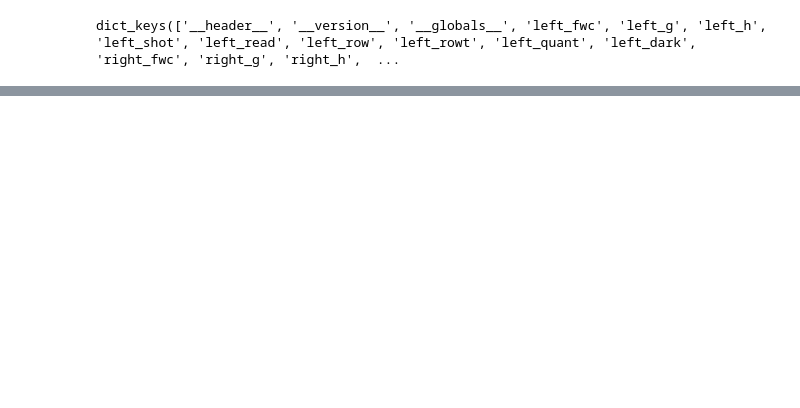
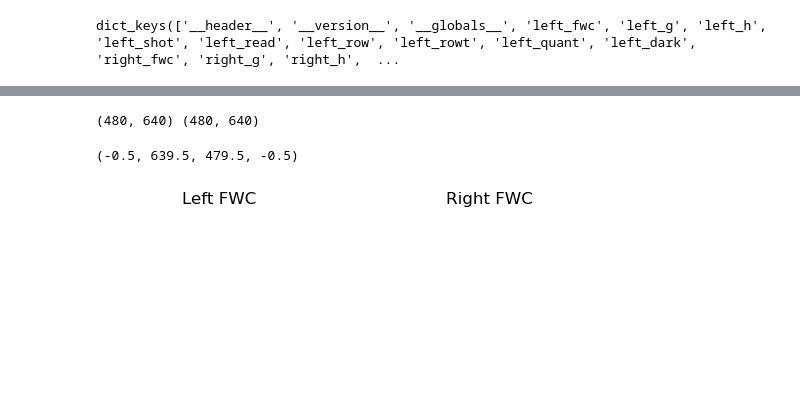
Before and after one commit to kellyzoo/t7_simulation, a Jupyter notebook: train_test.ipynb, the cells around one changed output, grey strips where cells are left out. Drawn from its saved outputs; the diff is of its cells as text; code cells hidden in the pictures; blank space fills up the shorter version.

```diff
--- a/train_test.ipynb
+++ b/train_test.ipynb
@@ -195,0 +231,19 @@ params["left_shot"], params['left_row'], params['left_rowt'], params['left_quant
+# %%
+left_fwc = params["left_fwc"]
+right_fwc = params["right_fwc"]
+left_fwc = left_fwc[0, 0]
+right_fwc = right_fwc[0, 0]
+
+print(left_fwc.shape, right_fwc.shape)
+
+fig, ax = plt.subplots(1, 2)
+ax[0].imshow(left_fwc, cmap="gray", vmin=0, vmax=2**12-1)
+ax[0].set_title("Left FWC")
+ax[0].axis("off")
+ax[1].imshow(right_fwc, cmap="gray", vmin=0, vmax=2**12-1)
+ax[1].set_title("Right FWC")
+ax[1].axis("off")
+# %% [output]
+(480, 640) (480, 640)
+(-0.5, 639.5, 479.5, -0.5)
+[figure, added]
```
Also changed, not shown: parts of 11 cells of this notebook, 6 other files.
